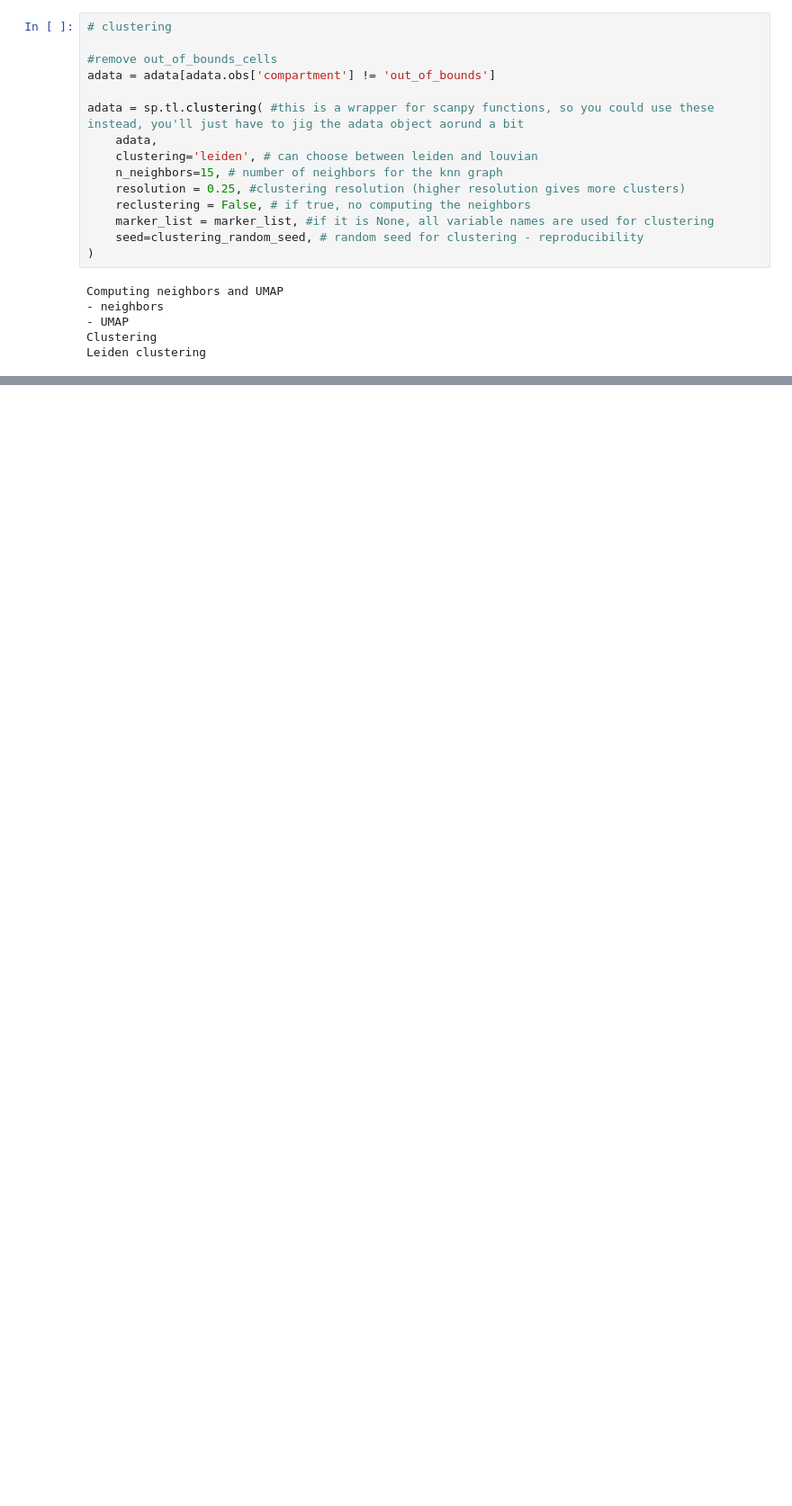
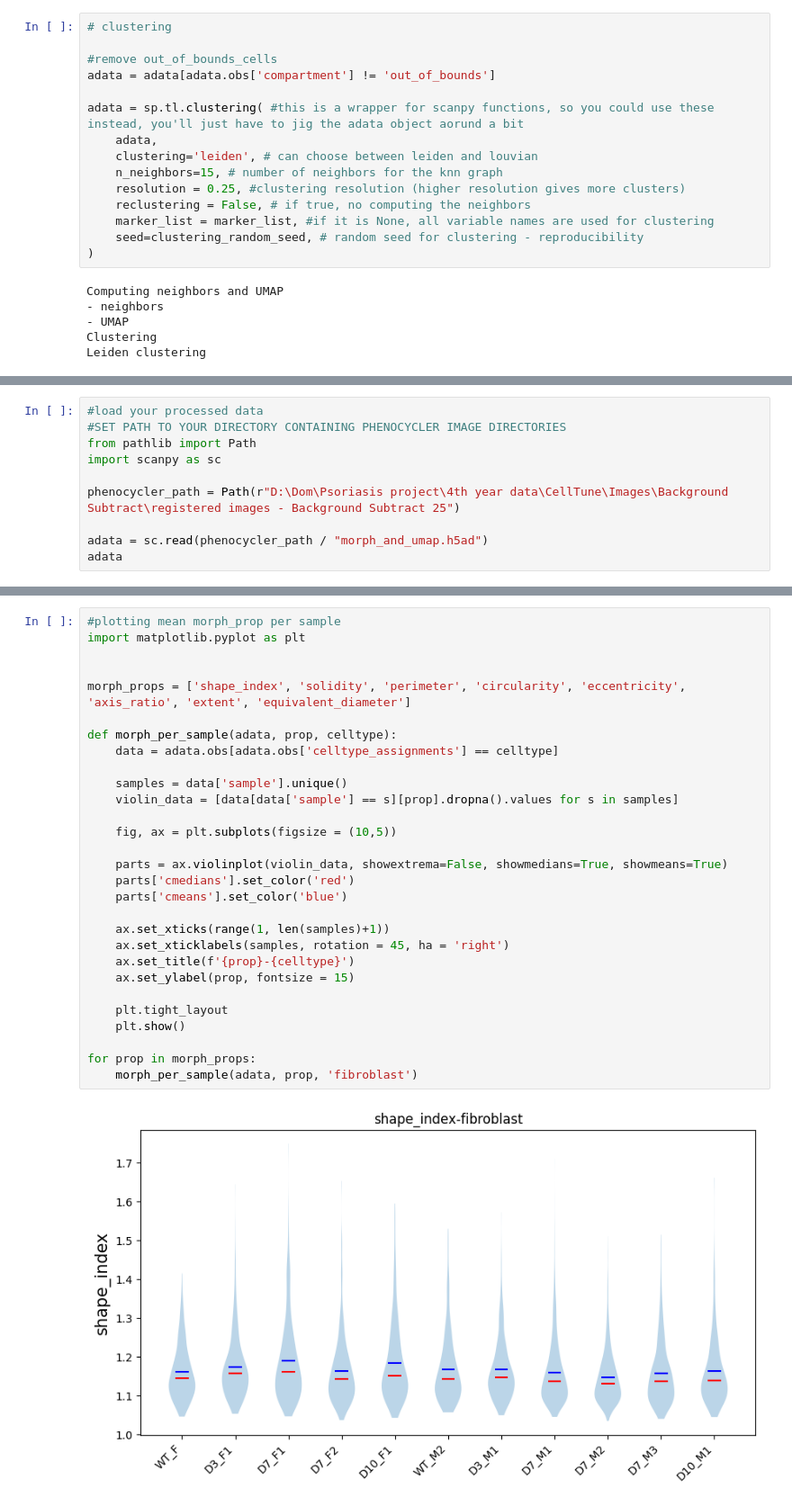
Before and after one commit to DominicBuxton/iMSC_Xenium_Phenocycler_Analysis, a Jupyter notebook: SpatialData_Analysis/phenocycler_analysis.ipynb, the cells around one changed output, grey strips where cells are left out. Shown at 90% size. Drawn from its saved outputs; the diff is of its cells as text; blank space fills up the shorter version.

```diff
--- a/SpatialData_Analysis/phenocycler_analysis.ipynb
+++ b/SpatialData_Analysis/phenocycler_analysis.ipynb
@@ -803,0 +1029,10 @@ WARNING: dendrogram data not found (using key=dendrogram_leiden_0.25). Running `
+# %%
+#load your processed data
+#SET PATH TO YOUR DIRECTORY CONTAINING PHENOCYCLER IMAGE DIRECTORIES
+from pathlib import Path
+import scanpy as sc
+
+phenocycler_path = Path(r"D:\Dom\Psoriasis project\4th year data\CellTune\Images\Background Subtract\registered images - Background Subtract 25")
+
+adata = sc.read(phenocycler_path / "morph_and_umap.h5ad")
+adata
@@ -803,0 +1045,31 @@ WARNING: dendrogram data not found (using key=dendrogram_leiden_0.25). Running `
+# %%
+#plotting mean morph_prop per sample
+import matplotlib.pyplot as plt
+
+
+morph_props = ['shape_index', 'solidity', 'perimeter', 'circularity', 'eccentricity', 'axis_ratio', 'extent', 'equivalent_diameter']
+
+def morph_per_sample(adata, prop, celltype):
+    data = adata.obs[adata.obs['celltype_assignments'] == celltype]
+
+    samples = data['sample'].unique()
+    violin_data = [data[data['sample'] == s][prop].dropna().values for s in samples]
+
+    fig, ax = plt.subplots(figsize = (10,5))
+
+    parts = ax.violinplot(violin_data, showextrema=False, showmedians=True, showmeans=True)
+    parts['cmedians'].set_color('red')
+    parts['cmeans'].set_color('blue')
+
+    ax.set_xticks(range(1, len(samples)+1))
+    ax.set_xticklabels(samples, rotation = 45, ha = 'right')
+    ax.set_title(f'{prop}-{celltype}')
+    ax.set_ylabel(prop, fontsize = 15)
+
+    plt.tight_layout
+    plt.show()
+
+for prop in morph_props:
+    morph_per_sample(adata, prop, 'fibroblast')
+# %% [output]
+[figure, added]
```
Also changed, not shown: parts of 27 cells of this notebook.
